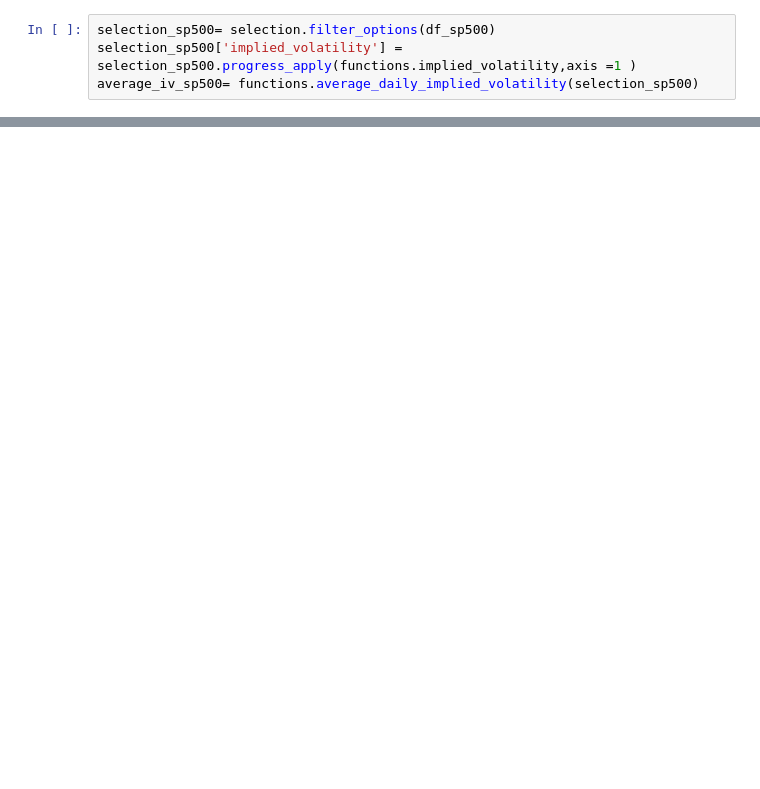
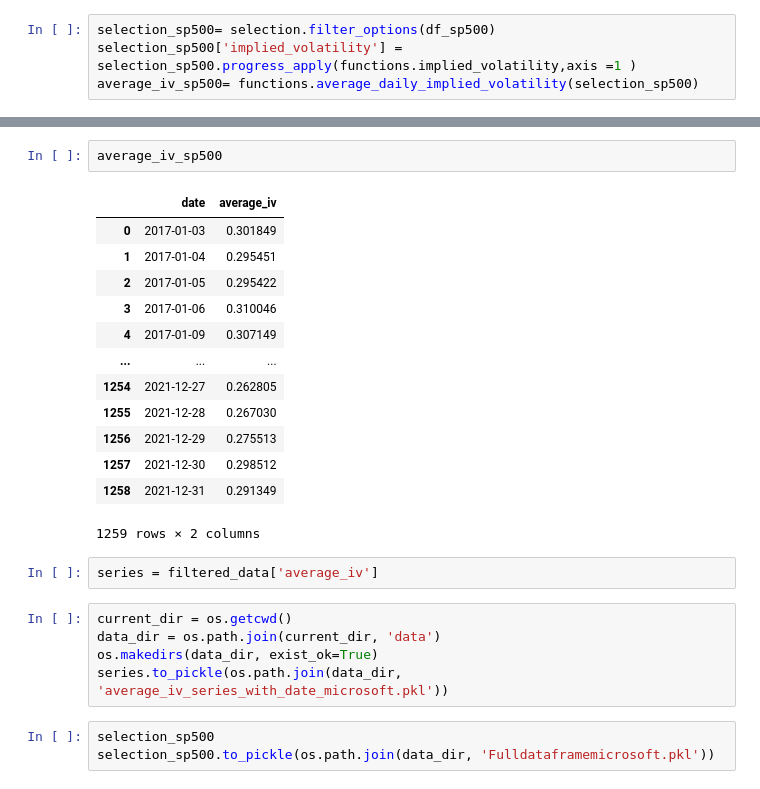
Before and after one commit to Ahmed-haji/ThesisProject, a Jupyter notebook: Jupyterlab/Untitled (1).ipynb, the cells around one changed output, grey strips where cells are left out. Drawn from its saved outputs; the diff is of its cells as text; blank space fills up the shorter version.

```diff
--- a/Jupyterlab/Untitled (1).ipynb
+++ b/Jupyterlab/Untitled (1).ipynb
@@ -47,0 +51,26 @@ plt.show()
+# %%
+average_iv_sp500
+# %% [output]
+|  | date | average_iv |
+| 0 | 2017-01-03 | 0.301849 |
+| 1 | 2017-01-04 | 0.295451 |
+| 2 | 2017-01-05 | 0.295422 |
+| 3 | 2017-01-06 | 0.310046 |
+| 4 | 2017-01-09 | 0.307149 |
+| ... | ... | ... |
+| 1254 | 2021-12-27 | 0.262805 |
+| 1255 | 2021-12-28 | 0.267030 |
+| 1256 | 2021-12-29 | 0.275513 |
+| 1257 | 2021-12-30 | 0.298512 |
+| 1258 | 2021-12-31 | 0.291349 |
+1259 rows × 2 columns
+# %%
+series = filtered_data['average_iv']
+# %%
+current_dir = os.getcwd()
+data_dir = os.path.join(current_dir, 'data')
+os.makedirs(data_dir, exist_ok=True)
+series.to_pickle(os.path.join(data_dir, 'average_iv_series_with_date_microsoft.pkl'))
+# %%
+selection_sp500
+selection_sp500.to_pickle(os.path.join(data_dir, 'Fulldataframemicrosoft.pkl'))
```
Also changed, not shown: parts of 8 cells of this notebook, 18 other files.
